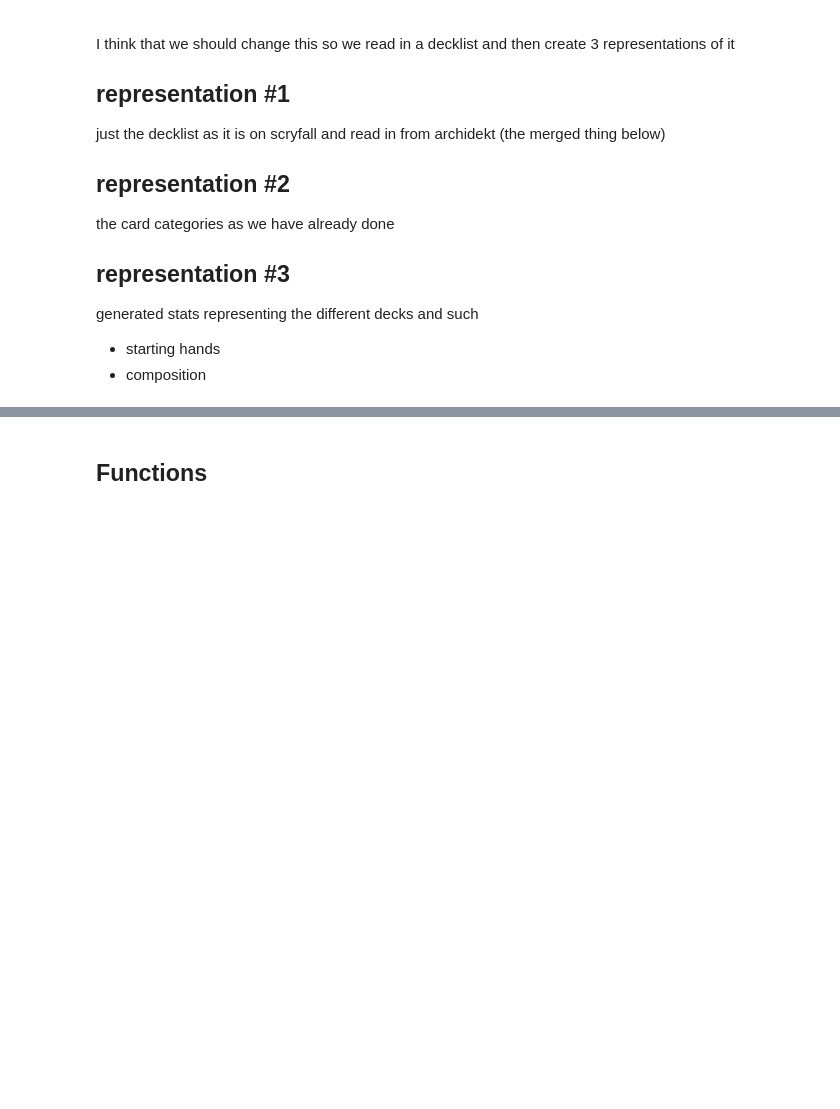
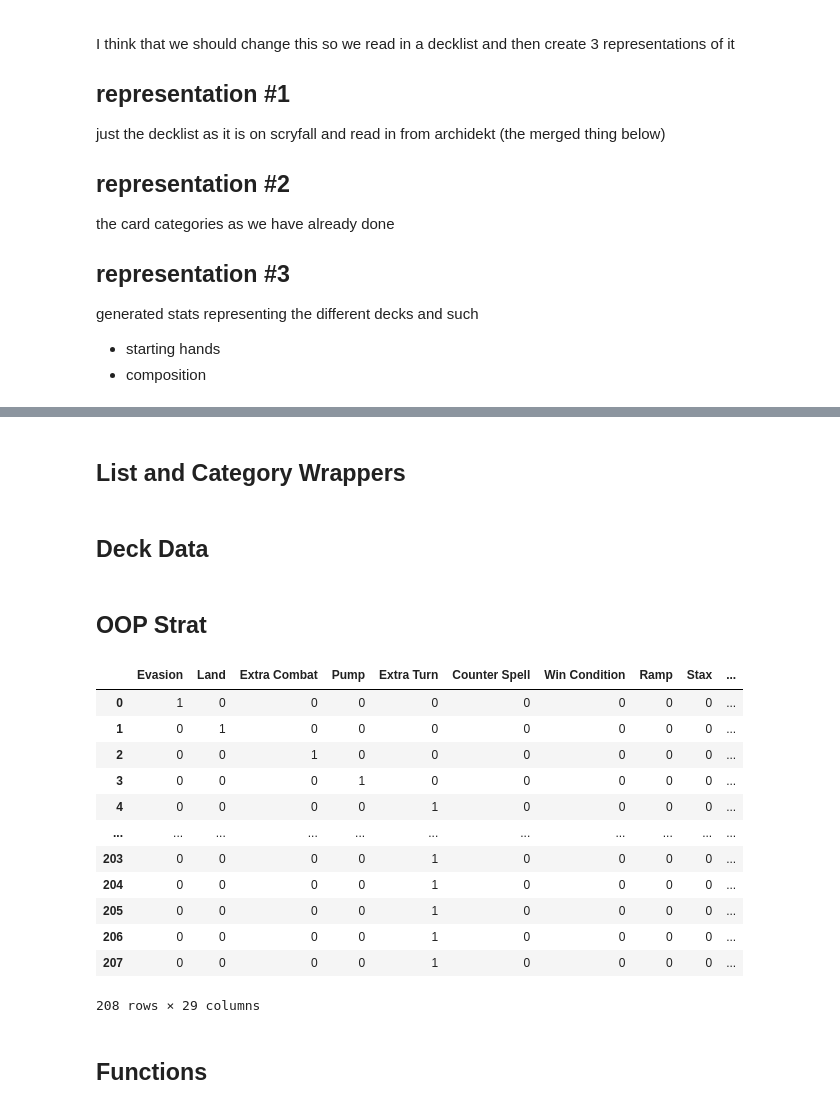
Before and after one commit to agrero/maptoken_mtg, a Jupyter notebook: sampler.ipynb, the cells around one changed output, grey strips where cells are left out. Cells and saved outputs as stored; diff of their text form; code cells hidden in the pictures; blank space fills up the shorter version.

```diff
--- a/sampler.ipynb
+++ b/sampler.ipynb
@@ -40,11 +138,4 @@ generated stats representing the different decks and such
 # %%
-def get_archidekt_categories(card_data:pd.DataFrame, prefix:str='cat') -> list[str]:
-    """pull out column names with a specified prefix"""
-    categories = [i for i in card_data.columns.tolist() if prefix in i]
-    categories = [i for i in categories if i.split('_')[0] == prefix]
-
-    return categories
-
 def create_string_mappings(strings:list[str]) -> list[int]:
 
         # GROUP ME
@@ -98,22 +276,20 @@ def map_vector_to_string(card_data:pd.DataFrame, categories:list[str]) -> pd.Dat
 # %%
+
 class DecklistReader:
     def __init__(self, decklist_path:str=''):
+
         self.decklist_path = decklist_path
+
+        # this shouldn't happen immediately
         self.deck_line_list = self._read_archidekt_decklist()
 
     def _read_archidekt_decklist(self) -> list[str]:
-        try:
-            with open(self.decklist_path, 'r') as decklist:
-                return decklist.read().split('\n')
-        except:
-            raise(
-                NameError,
-                f"There does not seem to be a decklist at: {self.decklist_path}"
-            )
+        with open(self.decklist_path, 'r') as decklist:
+            return decklist.read().split('\n')
 
     def _extract_card_counts(self) -> list[str]:
         """deck_line_list: lines of an Archidekt decklist split by \\n"""
-        return [int(i.split(' ')[0]) for i in self.deck_line_list]
+        return [int(i.split(' ')[0].strip('x')) for i in self.deck_line_list]
 
     def _extract_categories(self) -> list[str]:
         """deck_line_list: lines of an Archidekt decklist split by \\n"""
@@ -152,25 +328,32 @@ class DecklistReader:
         # parse for the first space and the beginning of categories
         # the former because it is always the first column after count
         # the latter because it always precedes the category class
-        return [i[i.find(' ')+1:i.find('['-1)]
+        return [i[i.find(' ')+1:i.find('[')-1]
                 for i in self.deck_line_list]
 
+    # this should read from the file itself if we can export like that
     def __make_columns(self) -> list[str]:
         return sum(
             [
-                ['name', 'tags', 'no'],
+                ['name', 'no'],
                 [f'category_{ndx}' for ndx in range(self.no_categories)],
-            ]
+            ], []
         )
 
     def _read(self) -> pd.DataFrame:
         return pd.DataFrame([sum([
             [self._extract_card_names()[ndx]],
+            [self._extract_card_counts()[ndx]],
             self._extract_categories()[ndx],
-            [self._extract_color_tags()[ndx]],
-            [self._extract_card_counts()[ndx]],
+            # [self._extract_color_tags()[ndx]],
+
         ], []) for ndx in range(len(self.deck_line_list))],
         columns=self.__make_columns())
 
     def __call__(self) -> pd.DataFrame:
-        return self._read(self.decklist_path)
+
+        read = self._read()
+
+        return read
+# %% [markdown]
+## List and Category Wrappers
@@ -177,2 +378,4 @@ class DecklistReader:
+# %% [markdown]
+## Deck Data
 # %%
 
@@ -216,3 +468,23 @@ class DeckData:
+# %% [markdown]
+## OOP Strat
+# %%
+deckdata = DeckData(decklist_path=os.path.join('data','narser.txt'))
+
+deckdata.category_counts
+# %% [output]
+|  | Evasion | Land | Extra Combat | Pump | Extra Turn | Counter Spell | Win Condition | Ramp | Stax | ... |
+| 0 | 1 | 0 | 0 | 0 | 0 | 0 | 0 | 0 | 0 | ... |
+| 1 | 0 | 1 | 0 | 0 | 0 | 0 | 0 | 0 | 0 | ... |
+| 2 | 0 | 0 | 1 | 0 | 0 | 0 | 0 | 0 | 0 | ... |
+| 3 | 0 | 0 | 0 | 1 | 0 | 0 | 0 | 0 | 0 | ... |
+| 4 | 0 | 0 | 0 | 0 | 1 | 0 | 0 | 0 | 0 | ... |
+| ... | ... | ... | ... | ... | ... | ... | ... | ... | ... | ... |
+| 203 | 0 | 0 | 0 | 0 | 1 | 0 | 0 | 0 | 0 | ... |
+| 204 | 0 | 0 | 0 | 0 | 1 | 0 | 0 | 0 | 0 | ... |
+| 205 | 0 | 0 | 0 | 0 | 1 | 0 | 0 | 0 | 0 | ... |
+| 206 | 0 | 0 | 0 | 0 | 1 | 0 | 0 | 0 | 0 | ... |
+| 207 | 0 | 0 | 0 | 0 | 1 | 0 | 0 | 0 | 0 | ... |
+208 rows × 29 columns
 # %% [markdown]
 ## Functions
 # %% [markdown]
```
Also changed, not shown: parts of 12 cells of this notebook.
